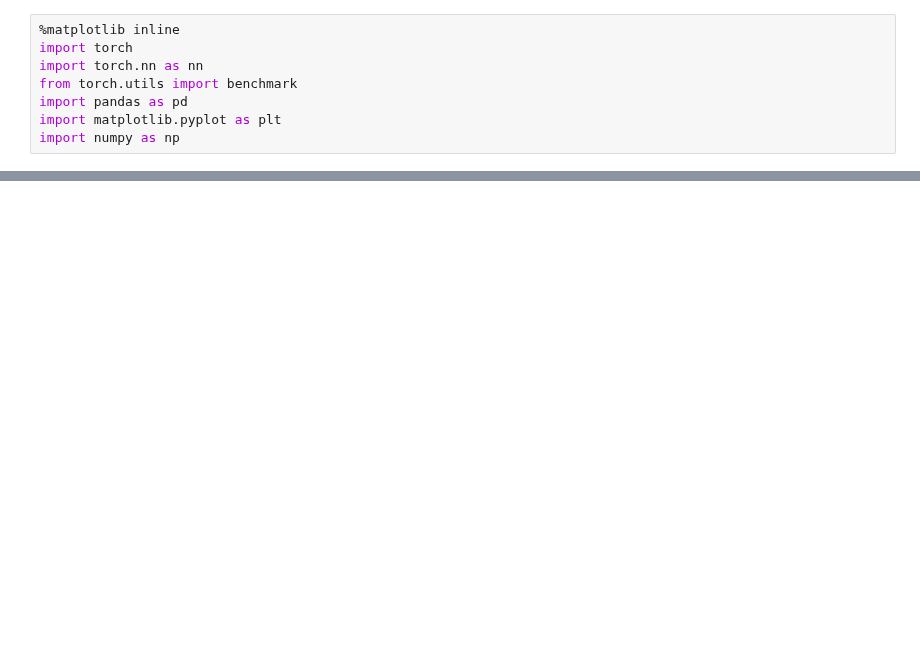
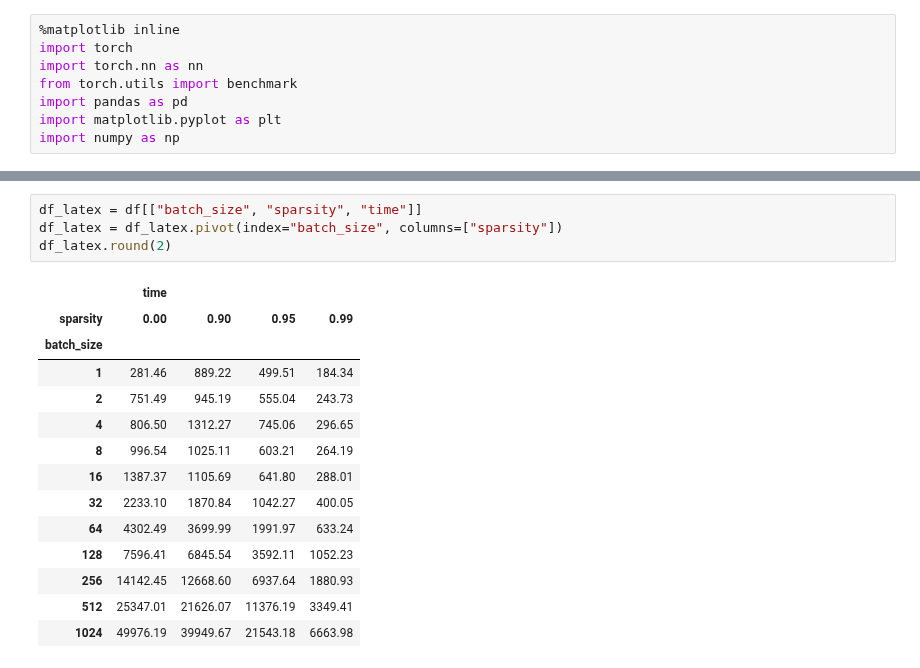
Before and after one commit to calgaryml/condensed-sparsity, a Jupyter notebook: notebooks/benchmarks_sparseprop.ipynb, the cells around one changed output, grey strips where cells are left out. Saved outputs shown, nothing was run; the diff lists cells and outputs as text; blank space fills up the shorter version.

```diff
--- a/notebooks/benchmarks_sparseprop.ipynb
+++ b/notebooks/benchmarks_sparseprop.ipynb
@@ -32,0 +135,19 @@ Times are in microseconds (us).
+# %%
+df_latex = df[["batch_size", "sparsity", "time"]]
+df_latex = df_latex.pivot(index="batch_size", columns=["sparsity"])
+df_latex.round(2)
+# %% [output]
+|  | time |  |  |  |
+| sparsity | 0.00 | 0.90 | 0.95 | 0.99 |
+| batch_size |  |  |  |  |
+| 1 | 281.46 | 889.22 | 499.51 | 184.34 |
+| 2 | 751.49 | 945.19 | 555.04 | 243.73 |
+| 4 | 806.50 | 1312.27 | 745.06 | 296.65 |
+| 8 | 996.54 | 1025.11 | 603.21 | 264.19 |
+| 16 | 1387.37 | 1105.69 | 641.80 | 288.01 |
+| 32 | 2233.10 | 1870.84 | 1042.27 | 400.05 |
+| 64 | 4302.49 | 3699.99 | 1991.97 | 633.24 |
+| 128 | 7596.41 | 6845.54 | 3592.11 | 1052.23 |
+| 256 | 14142.45 | 12668.60 | 6937.64 | 1880.93 |
+| 512 | 25347.01 | 21626.07 | 11376.19 | 3349.41 |
+| 1024 | 49976.19 | 39949.67 | 21543.18 | 6663.98 |
```
Also changed, not shown: parts of 32 cells of this notebook, 4 other files.
